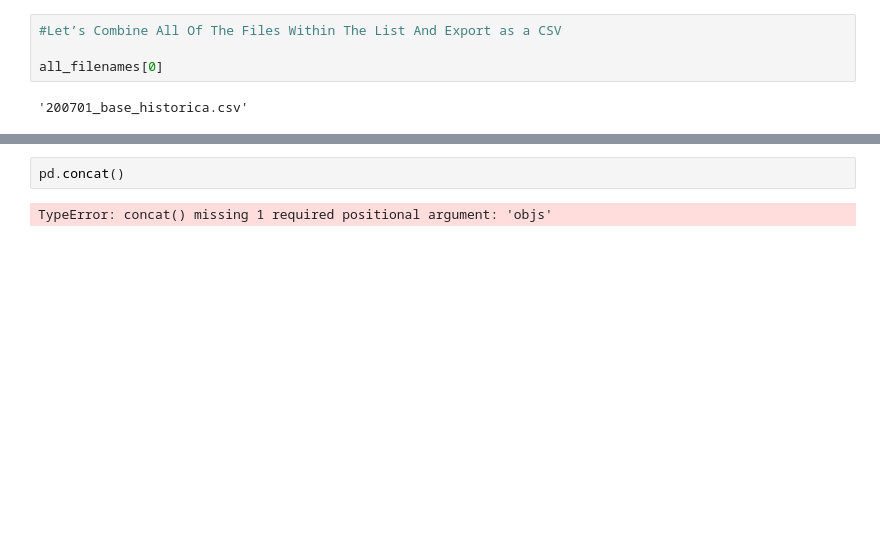
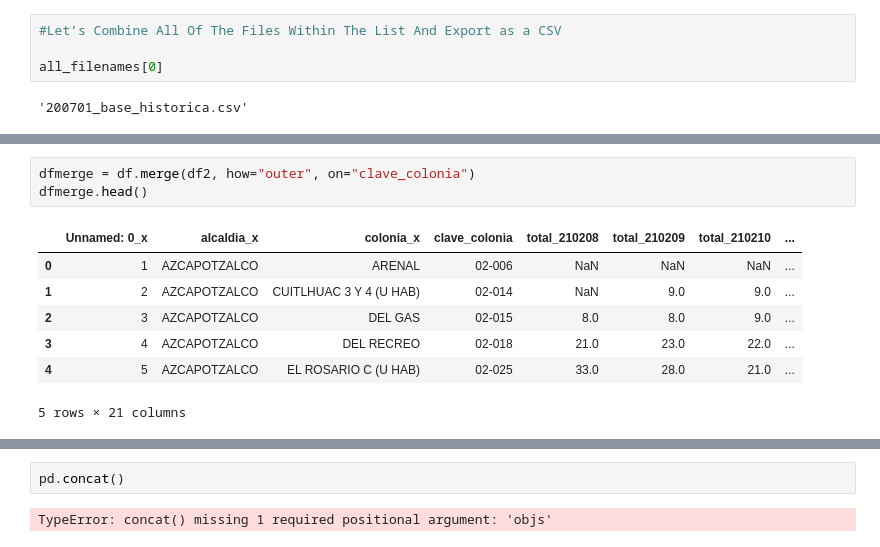
Before and after one commit to martinsingla/data-project, a Jupyter notebook: COVIDCASES (2).ipynb, the cells around one changed output, grey strips where cells are left out. Saved outputs shown, nothing was run; the diff lists cells and outputs as text; blank space fills up the shorter version.

```diff
--- a/COVIDCASES (2).ipynb
+++ b/COVIDCASES (2).ipynb
@@ -74,0 +93,11 @@ print(df.shape)
+# %%
+dfmerge = df.merge(df2, how="outer", on="clave_colonia")
+dfmerge.head()
+# %% [output]
+|  | Unnamed: 0_x | alcaldia_x | colonia_x | clave_colonia | total_210208 | total_210209 | total_210210 | ... |
+| 0 | 1 | AZCAPOTZALCO | ARENAL | 02-006 | NaN | NaN | NaN | ... |
+| 1 | 2 | AZCAPOTZALCO | CUITLHUAC 3 Y 4 (U HAB) | 02-014 | NaN | 9.0 | 9.0 | ... |
+| 2 | 3 | AZCAPOTZALCO | DEL GAS | 02-015 | 8.0 | 8.0 | 9.0 | ... |
+| 3 | 4 | AZCAPOTZALCO | DEL RECREO | 02-018 | 21.0 | 23.0 | 22.0 | ... |
+| 4 | 5 | AZCAPOTZALCO | EL ROSARIO C (U HAB) | 02-025 | 33.0 | 28.0 | 21.0 | ... |
+5 rows × 21 columns
```
Also changed, not shown: parts of 29 cells of this notebook.
